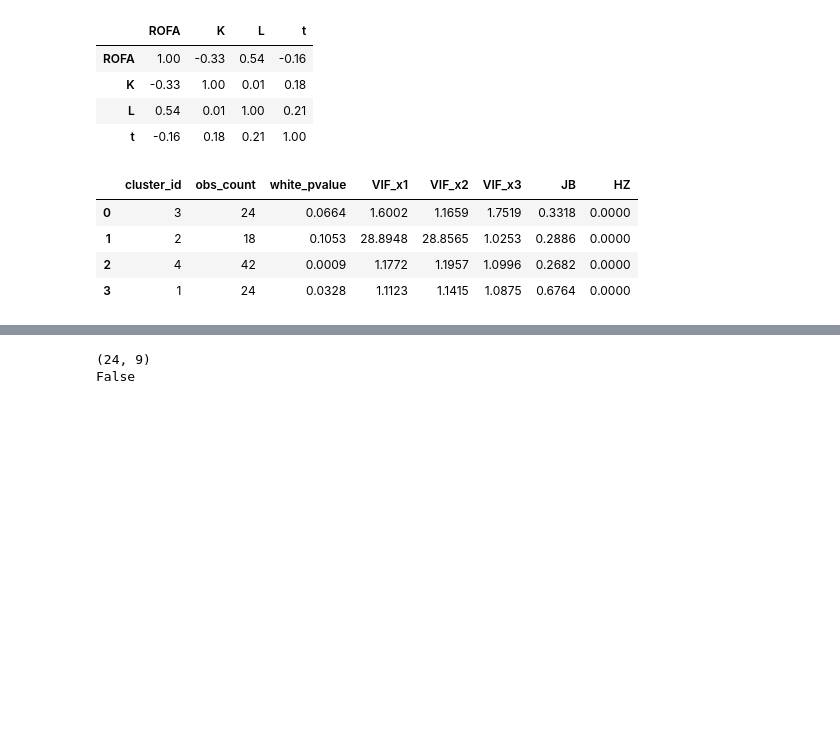
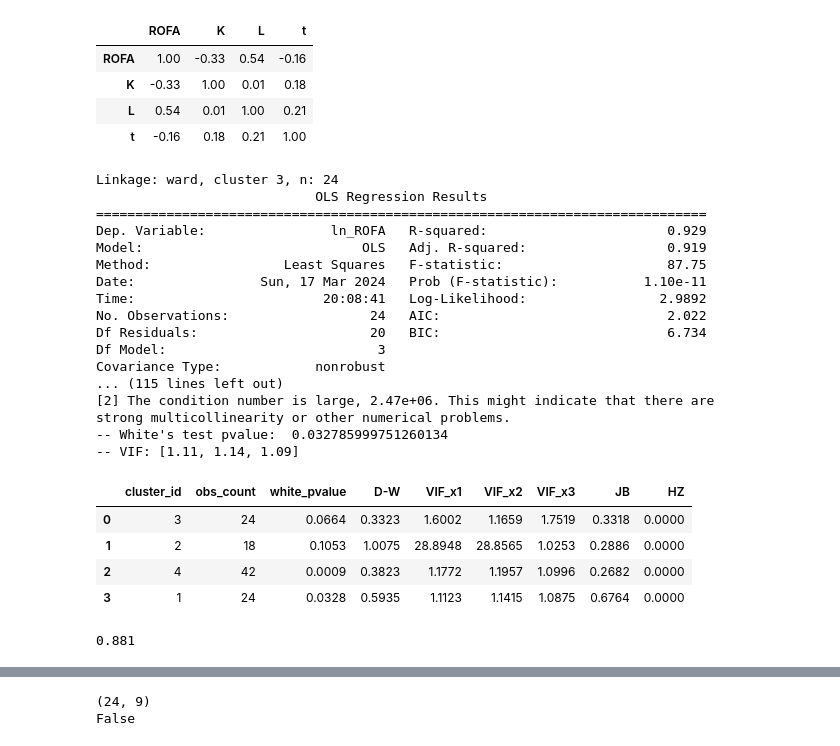
Before and after one commit to tony-pitchblack/---------------, a Jupyter notebook: clustering-structure.ipynb, the cells around one changed output, grey strips where cells are left out. Saved outputs shown, nothing was run; the diff lists cells and outputs as text; code cells hidden in the pictures; blank space fills up the shorter version.

```diff
--- a/clustering-structure.ipynb
+++ b/clustering-structure.ipynb
@@ -249,66 +250,87 @@ SSE_all = []
 # print(data_for_regr_cl[['ln_ROFA', 'ln_K', 'ln_L', 't']].corr())
 regr_metrics_all = []
 for cluster_id in data_for_regr_cl[linkage_type].unique():
+    cluster = data_for_regr_cl[data_for_regr_cl[linkage_type] == cluster_id]
+
     regr_metrics = {}
-    cluster = data_for_regr_cl[data_for_regr_cl[linkage_type] == cluster_id]
     X = cluster.loc[:, ["ln_K", "ln_L", "t"]]
     X = sm.add_constant(X)
     Y = cluster.loc[:, ["ln_ROFA"]]
     regression = sm.OLS(Y, X, hasconst=True)
     result_OLS = regression.fit()
 
-    n=X[X.columns[0]].count()
+    n_lags=X[X.columns[0]].count()
     regr_metrics['cluster_id'] = cluster_id
-    regr_metrics['obs_count'] = n
+    regr_metrics['obs_count'] = n_lags
 
     white_pvalue = sm.stats.diagnostic.het_white(result_OLS.resid, X)[1]
     regr_metrics['white_pvalue'] = white_pvalue
 
-    SSE_i = (result_OLS.resid ** 2).sum()
-    SSE_all.append(SSE_i)
-    VIF_array = []
-    for exog_idx in range(1, regression.exog.shape[1]):
-        VIF = variance_inflation_factor(regression.exog, exog_idx)
-        VIF_array.append(round(VIF, 2))
-
-    # print('\nLinkage: {l}, cluster {c}, n: {n}'.format(l=linkage_type, c=cluster_id, n=n))
-    # print(result_OLS.summary())
-    # print('-- White\'s test pvalue: ', white_pvalue)
-    # print('-- VIF:', VIF_array)
-    # print('-- SSE_i: ', round(SSE_i, 2))
-
-    # SSE_i = (result_OLS.resid ** 2).sum()
-    # SSE_all.append(SSE_i)
-    # print('-- SSE_i: ', round(SSE_i, 2))
+    dw = sm.stats.stattools.durbin_watson(result_OLS.resid)
+    regr_metrics['D-W'] = dw
 
     VIF_array = []
     for exog_idx in range(1, regression.exog.shape[1]):
         VIF = variance_inflation_factor(regression.exog, exog_idx)
         VIF_array.append(round(VIF, 2))
         regr_metrics[f'VIF_x{exog_idx}'] = VIF
     # print('-- VIF:', VIF_array)
     regr_metrics['JB'] = jarque_bera(result_OLS.resid)[1]
     hz, hz_pval, normal = multivariate_normality(regression.exog)
     regr_metrics['HZ'] = hz_pval
     regr_metrics_all.append(regr_metrics)
 
+    print('\nLinkage: {l}, cluster {c}, n: {n}'.format(l=linkage_type, c=cluster_id, n=n_lags))
+    print(result_OLS.summary())
+    print('-- White\'s test pvalue: ', white_pvalue)
+    print('-- VIF:', VIF_array)
+
     X_resid = X.iloc[:, 1:]
     X_resid = X_resid.join(pd.DataFrame({"e": result_OLS.resid}))
     X_resid = X_resid.join(data_for_regr_cl['Код раздела'])
-    # g = sns.PairGrid(X_resid, y_vars=["e"], x_vars=["ln_K", "ln_L", "t"], hue='Код раздела', height=4)
-    # # g.map(sns.regplot, color=".3", ci=None)
-    # g.map(sns.scatterplot)
-    # g.set(ylim=(-1.5, 1.5), yticks=[-1.5, -1, 0, 1, 1.5])
-    # plt.show()
+    g = sns.PairGrid(X_resid, y_vars=["e"], x_vars=["ln_K", "ln_L", "t"], hue='Код раздела', height=4)
+    # g.map(sns.regplot, color=".3", ci=None)
+    g.map(sns.scatterplot)
+    g.set(ylim=(-1.5, 1.5), yticks=[-1.5, -1, 0, 1, 1.5])
 
 pd.set_option('display.float_format', lambda x: '%.4f' % x)
 regr_metrics_all = pd.DataFrame(regr_metrics_all)
 # print(regr_metrics_all)
 regr_metrics_all
 # plt.show()
 # %% [output]
+Linkage: ward, cluster 3, n: 24
+                            OLS Regression Results
+==============================================================================
+Dep. Variable:                ln_ROFA   R-squared:                       0.929
+Model:                            OLS   Adj. R-squared:                  0.919
+Method:                 Least Squares   F-statistic:                     87.75
+Date:                Sun, 17 Mar 2024   Prob (F-statistic):           1.10e-11
+Time:                        20:08:41   Log-Likelihood:                 2.9892
+No. Observations:                  24   AIC:                             2.022
+Df Residuals:                      20   BIC:                             6.734
+Df Model:                           3
+Covariance Type:            nonrobust
+... (115 lines left out)
+[2] The condition number is large, 2.47e+06. This might indicate that there are
+strong multicollinearity or other numerical problems.
+-- White's test pvalue:  0.032785999751260134
+-- VIF: [1.11, 1.14, 1.09]
-|  | cluster_id | obs_count | white_pvalue | VIF_x1 | VIF_x2 | VIF_x3 | JB | HZ |
-| 0 | 3 | 24 | 0.0664 | 1.6002 | 1.1659 | 1.7519 | 0.3318 | 0.0000 |
-| 1 | 2 | 18 | 0.1053 | 28.8948 | 28.8565 | 1.0253 | 0.2886 | 0.0000 |
-| 2 | 4 | 42 | 0.0009 | 1.1772 | 1.1957 | 1.0996 | 0.2682 | 0.0000 |
-| 3 | 1 | 24 | 0.0328 | 1.1123 | 1.1415 | 1.0875 | 0.6764 | 0.0000 |
+|  | cluster_id | obs_count | white_pvalue | D-W | VIF_x1 | VIF_x2 | VIF_x3 | JB | HZ |
+| 0 | 3 | 24 | 0.0664 | 0.3323 | 1.6002 | 1.1659 | 1.7519 | 0.3318 | 0.0000 |
+| 1 | 2 | 18 | 0.1053 | 1.0075 | 28.8948 | 28.8565 | 1.0253 | 0.2886 | 0.0000 |
+| 2 | 4 | 42 | 0.0009 | 0.3823 | 1.1772 | 1.1957 | 1.0996 | 0.2682 | 0.0000 |
+| 3 | 1 | 24 | 0.0328 | 0.5935 | 1.1123 | 1.1415 | 1.0875 | 0.6764 | 0.0000 |
+# %%
+DW_table = [
+    ( 24, 0.881, 1.407 ),
+    ( 18, 0.708, 1.422 ),
+    ( 42, 1.15, 1.456 ),
+]
+DW_table = pd.DataFrame(DW_table, columns=['n', 'DW_L', 'DW_U'])
+DW_table['4-DW_U'] = 4 - DW_table['DW_U']
+DW_table['4-DW_L'] = 4 - DW_table['DW_L']
+DW_table = DW_table.set_index('n', drop=False)
+DW_table.loc[24, 'DW_L']
+# %% [output]
+0.881
```
Also changed, not shown: parts of 15 cells of this notebook, 10 other files.
